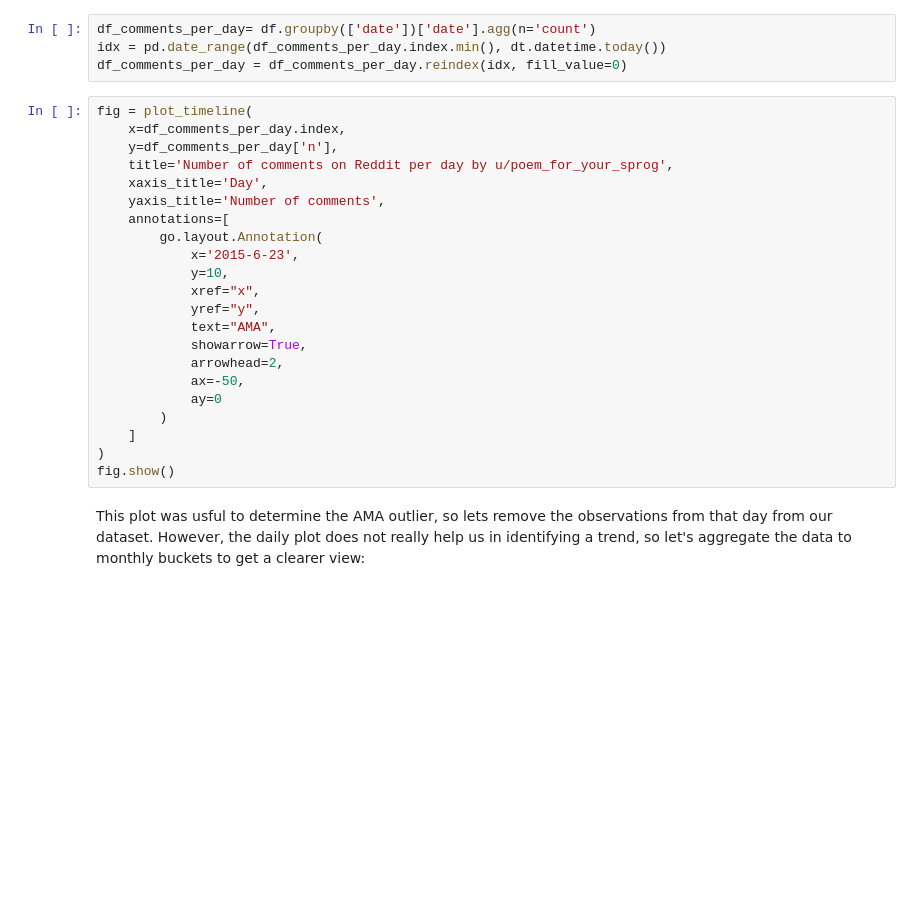
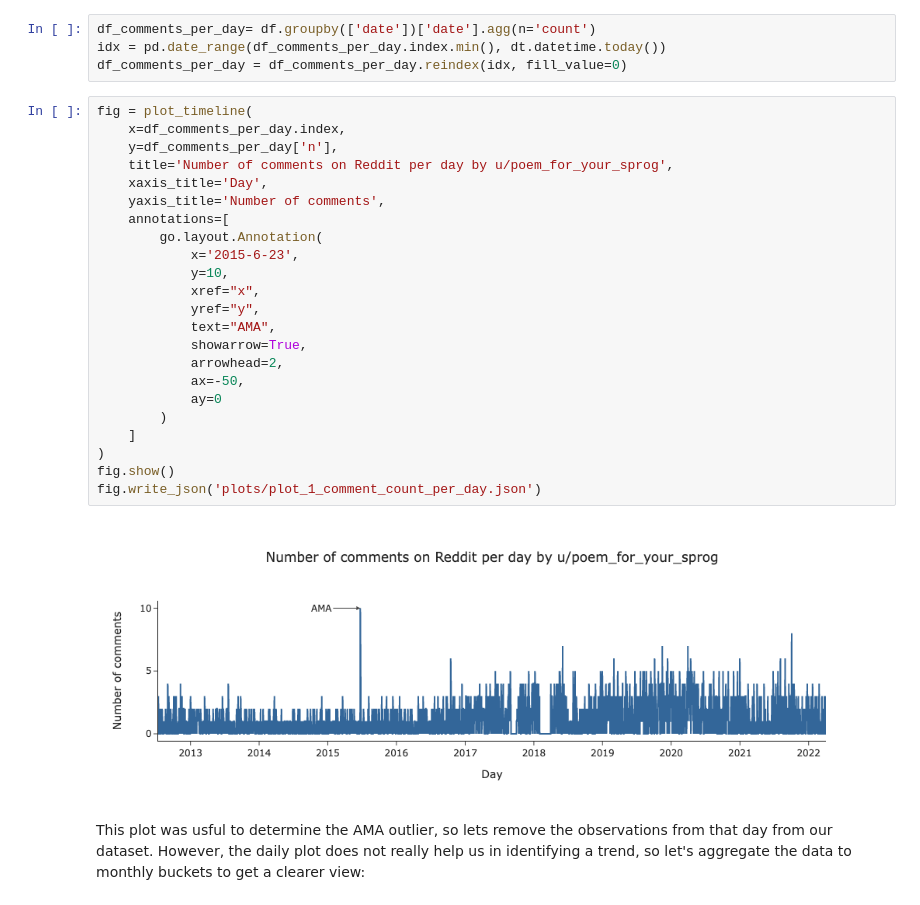
Before and after one commit to fpgmaas/poems, a Jupyter notebook: 1.0-summary-statistics-upvotes-and-awards.ipynb, the cells around one changed output. Drawn from its saved outputs; the diff is of its cells as text; blank space fills up the shorter version.

```diff
--- a/1.0-summary-statistics-upvotes-and-awards.ipynb
+++ b/1.0-summary-statistics-upvotes-and-awards.ipynb
@@ -63,25 +63,28 @@ df_comments_per_day = df_comments_per_day.reindex(idx, fill_value=0)
 # %%
 fig = plot_timeline(
     x=df_comments_per_day.index,
     y=df_comments_per_day['n'],
     title='Number of comments on Reddit per day by u/poem_for_your_sprog',
     xaxis_title='Day',
     yaxis_title='Number of comments',
     annotations=[
         go.layout.Annotation(
             x='2015-6-23',
             y=10,
             xref="x",
             yref="y",
             text="AMA",
             showarrow=True,
             arrowhead=2,
             ax=-50,
             ay=0
         )
     ]
 )
 fig.show()
+fig.write_json('plots/plot_1_comment_count_per_day.json')
+# %% [output]
+[figure, added]
 # %% [markdown]
 This plot was usful to determine the AMA outlier, so lets remove the observations from that day from our dataset. However, the daily plot does not really help us in identifying a trend, so let's aggregate the data to monthly buckets to get a clearer view:
 # %%
```
Also changed, not shown: parts of 16 cells of this notebook, 9 other files.
